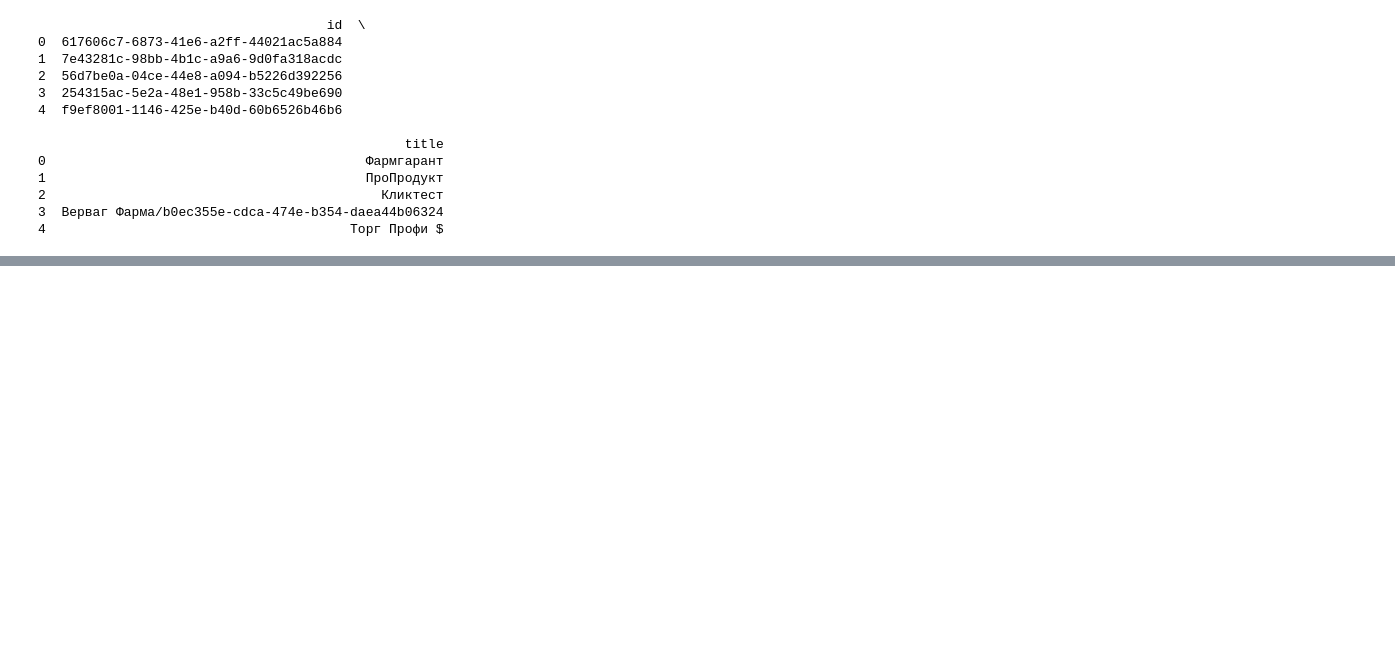
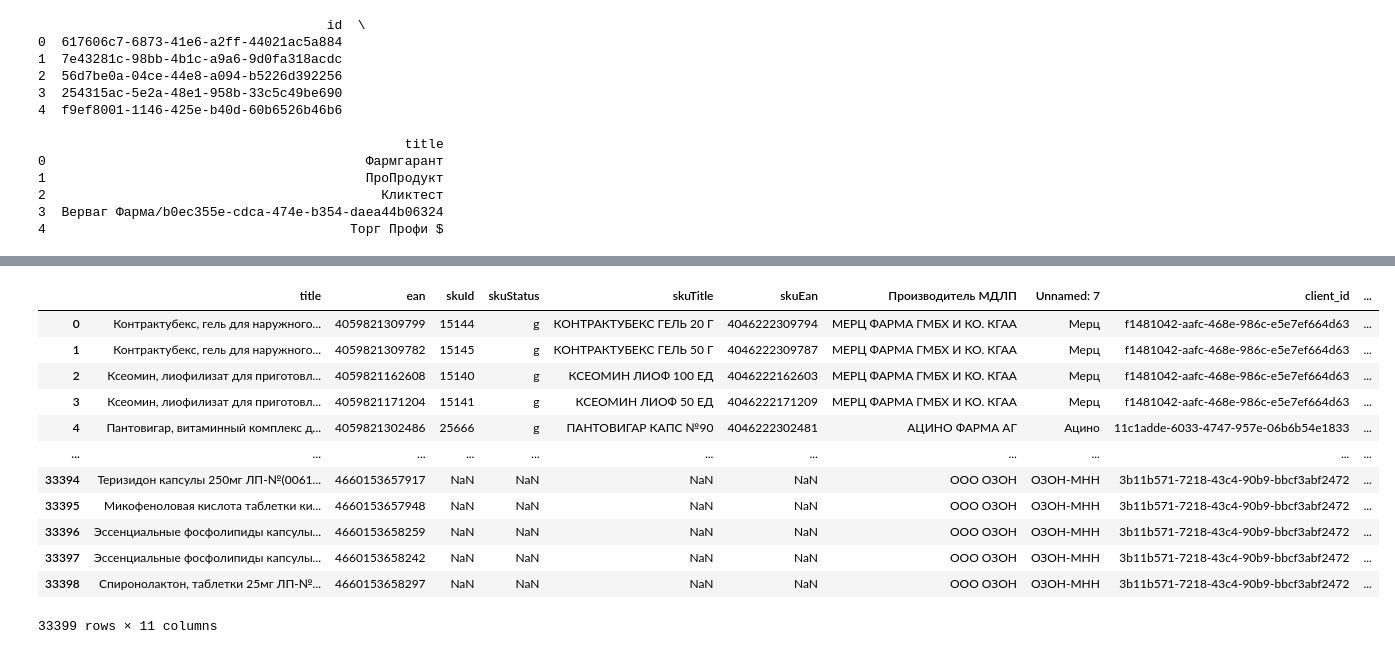
Before and after one commit to IvanAnis777/DataGripProjects, a Jupyter notebook: Helpers/MDLP.ipynb, the cells around one changed output, grey strips where cells are left out. Saved outputs shown, nothing was run; the diff lists cells and outputs as text; code cells hidden in the pictures; blank space fills up the shorter version.

```diff
--- a/Helpers/MDLP.ipynb
+++ b/Helpers/MDLP.ipynb
@@ -473,0 +2148,2 @@ print("Результат сохранен в файл 'unique_matched_manufactu
+# %%
+mdlp = pd.read_excel('/mnt/d/Doc_To_Date/20240927/mdlp_total.xlsx')
@@ -473,0 +2217,16 @@ print("Результат сохранен в файл 'unique_matched_manufactu
+# %%
+mdlp
+# %% [output]
+|  | title | ean | skuId | skuStatus | skuTitle | skuEan | Производитель МДЛП | Unnamed: 7 | client_id | ... |
+| 0 | Контрактубекс, гель для наружного... | 4059821309799 | 15144 | g | КОНТРАКТУБЕКС ГЕЛЬ 20 Г | 4046222309794 | МЕРЦ ФАРМА ГМБХ И КО. КГАА | Мерц | f1481042-aafc-468e-986c-e5e7ef664d63 | ... |
+| 1 | Контрактубекс, гель для наружного... | 4059821309782 | 15145 | g | КОНТРАКТУБЕКС ГЕЛЬ 50 Г | 4046222309787 | МЕРЦ ФАРМА ГМБХ И КО. КГАА | Мерц | f1481042-aafc-468e-986c-e5e7ef664d63 | ... |
+| 2 | Ксеомин, лиофилизат для приготовл... | 4059821162608 | 15140 | g | КСЕОМИН ЛИОФ 100 ЕД | 4046222162603 | МЕРЦ ФАРМА ГМБХ И КО. КГАА | Мерц | f1481042-aafc-468e-986c-e5e7ef664d63 | ... |
+| 3 | Ксеомин, лиофилизат для приготовл... | 4059821171204 | 15141 | g | КСЕОМИН ЛИОФ 50 ЕД | 4046222171209 | МЕРЦ ФАРМА ГМБХ И КО. КГАА | Мерц | f1481042-aafc-468e-986c-e5e7ef664d63 | ... |
+| 4 | Пантовигар, витаминный комплекс д... | 4059821302486 | 25666 | g | ПАНТОВИГАР КАПС №90 | 4046222302481 | АЦИНО ФАРМА АГ | Ацино | 11c1adde-6033-4747-957e-06b6b54e1833 | ... |
+| ... | ... | ... | ... | ... | ... | ... | ... | ... | ... | ... |
+| 33394 | Теризидон капсулы 250мг ЛП-№(0061... | 4660153657917 | NaN | NaN | NaN | NaN | OOO ОЗОН | ОЗОН-МНН | 3b11b571-7218-43c4-90b9-bbcf3abf2472 | ... |
+| 33395 | Микофеноловая кислота таблетки ки... | 4660153657948 | NaN | NaN | NaN | NaN | OOO ОЗОН | ОЗОН-МНН | 3b11b571-7218-43c4-90b9-bbcf3abf2472 | ... |
+| 33396 | Эссенциальные фосфолипиды капсулы... | 4660153658259 | NaN | NaN | NaN | NaN | OOO ОЗОН | ОЗОН-МНН | 3b11b571-7218-43c4-90b9-bbcf3abf2472 | ... |
+| 33397 | Эссенциальные фосфолипиды капсулы... | 4660153658242 | NaN | NaN | NaN | NaN | OOO ОЗОН | ОЗОН-МНН | 3b11b571-7218-43c4-90b9-bbcf3abf2472 | ... |
+| 33398 | Спиронолактон, таблетки 25мг ЛП-№... | 4660153658297 | NaN | NaN | NaN | NaN | OOO ОЗОН | ОЗОН-МНН | 3b11b571-7218-43c4-90b9-bbcf3abf2472 | ... |
+33399 rows × 11 columns
```
Also changed, not shown: parts of 89 cells of this notebook, 5 other files.
